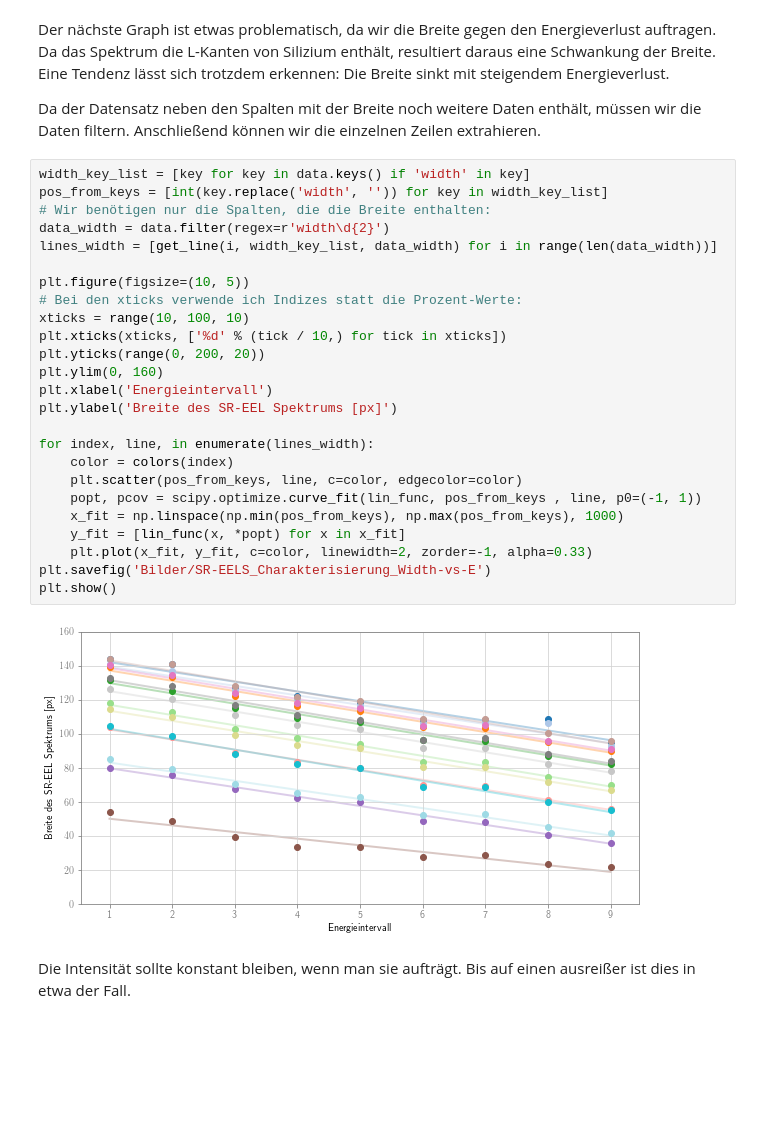
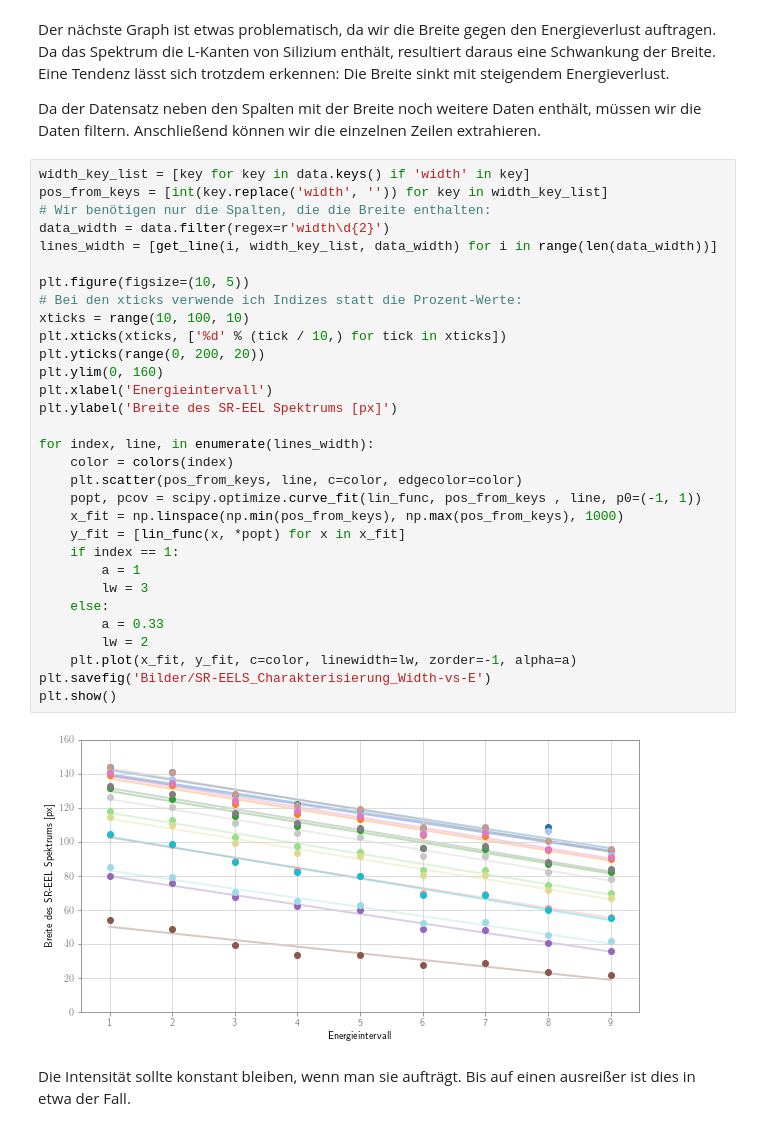
Before and after one commit to m-entrup/Dissertation, a Jupyter notebook: Jupyter-Notebooks/Kapitel3/SR-EELS-Charakterisierung.ipynb, the cells around one changed output. Drawn from its saved outputs; the diff is of its cells as text; blank space fills up the shorter version.

```diff
--- a/Jupyter-Notebooks/Kapitel3/SR-EELS-Charakterisierung.ipynb
+++ b/Jupyter-Notebooks/Kapitel3/SR-EELS-Charakterisierung.ipynb
@@ -344,30 +344,36 @@ Anschließend können wir die einzelnen Zeilen extrahieren.
 # %%
 width_key_list = [key for key in data.keys() if 'width' in key]
 pos_from_keys = [int(key.replace('width', '')) for key in width_key_list]
 # Wir benötigen nur die Spalten, die die Breite enthalten:
 data_width = data.filter(regex=r'width\d{2}')
 lines_width = [get_line(i, width_key_list, data_width) for i in range(len(data_width))]
 
 plt.figure(figsize=(10, 5))
 # Bei den xticks verwende ich Indizes statt die Prozent-Werte:
 xticks = range(10, 100, 10)
 plt.xticks(xticks, ['%d' % (tick / 10,) for tick in xticks])
 plt.yticks(range(0, 200, 20))
 plt.ylim(0, 160)
 plt.xlabel('Energieintervall')
 plt.ylabel('Breite des SR-EEL Spektrums [px]')
 
 for index, line, in enumerate(lines_width):
     color = colors(index)
     plt.scatter(pos_from_keys, line, c=color, edgecolor=color)
     popt, pcov = scipy.optimize.curve_fit(lin_func, pos_from_keys , line, p0=(-1, 1))
     x_fit = np.linspace(np.min(pos_from_keys), np.max(pos_from_keys), 1000)
     y_fit = [lin_func(x, *popt) for x in x_fit]
-    plt.plot(x_fit, y_fit, c=color, linewidth=2, zorder=-1, alpha=0.33)
+    if index == 1:
+        a = 1
+        lw = 3
+    else:
+        a = 0.33
+        lw = 2
+    plt.plot(x_fit, y_fit, c=color, linewidth=lw, zorder=-1, alpha=a)
 plt.savefig('Bilder/SR-EELS_Charakterisierung_Width-vs-E')
 plt.show()
 # %% [output]
-[figure, old version]
+[figure, new version]
 # %% [markdown]
 Die Intensität sollte konstant bleiben, wenn man sie aufträgt.
 Bis auf einen ausreißer ist dies in etwa der Fall.
```
Also changed, not shown: parts of 2 cells of this notebook, 16 other files.
